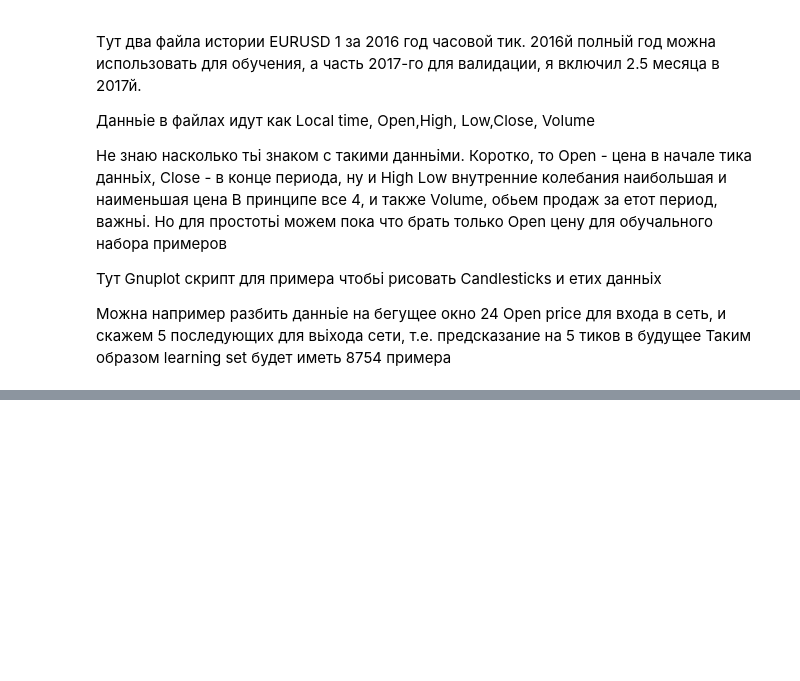
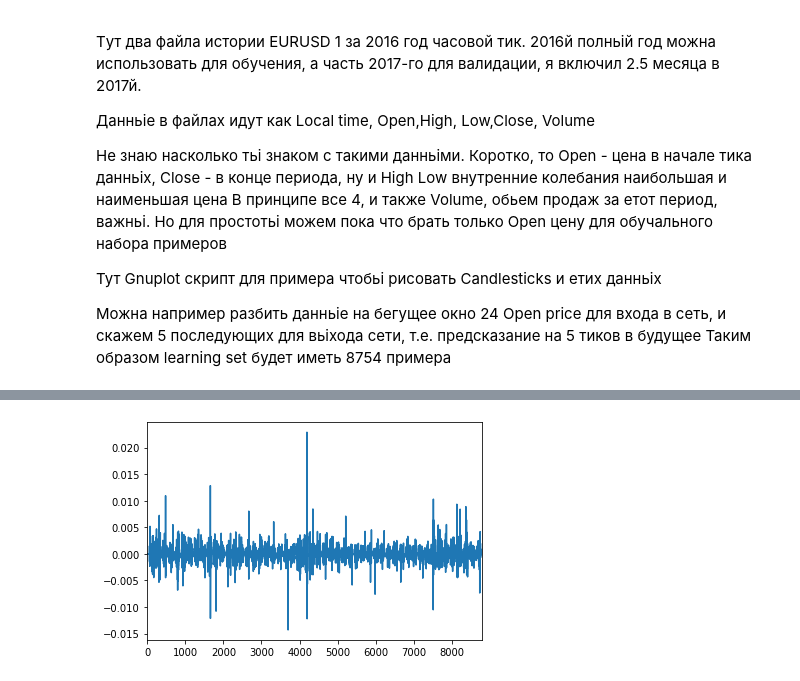
Before and after one commit to viktor-begun/ML_Trading, a Jupyter notebook: ML_Trading.ipynb, the cells around one changed output, grey strips where cells are left out. Saved outputs shown, nothing was run; the diff lists cells and outputs as text; code cells hidden in the pictures; blank space fills up the shorter version.

```diff
--- a/ML_Trading.ipynb
+++ b/ML_Trading.ipynb
@@ -35,0 +89,5 @@ EURUSD_1H_2016_df
+# %%
+# Plot the difference of 'Open' and 'Close'
+(EURUSD_1H_2016_df.Open - EURUSD_1H_2016_df.Close).plot.line();
+# %% [output]
+[figure, added]
```
Also changed, not shown: parts of 25 cells of this notebook.
